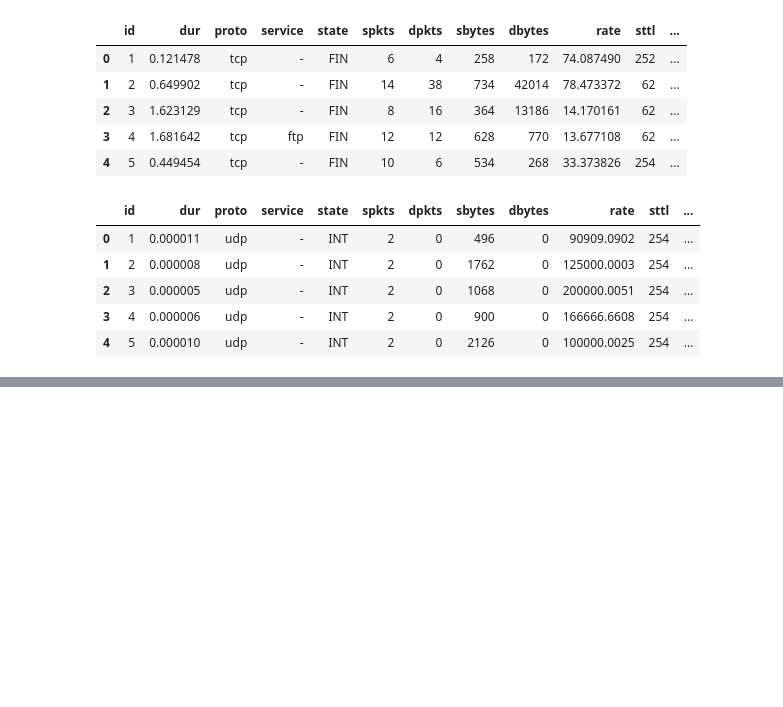
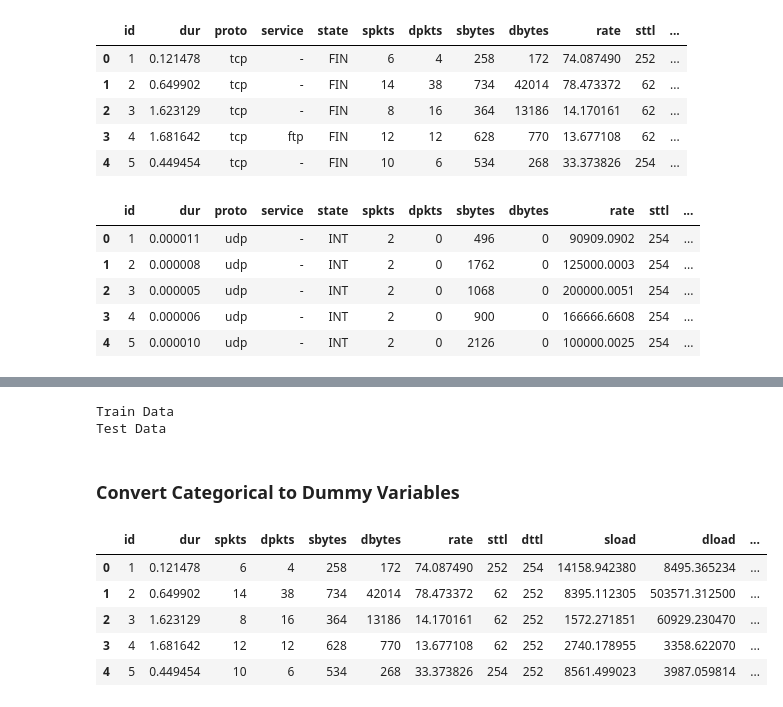
Before and after one commit to BOYSABIO/Machine-Learning-Roadmap, a Jupyter notebook: MACHINE_LEARNING/SUPERVISED_LEARNING/02_CLASSIFICATION/project/notebook/Notebook.ipynb, the cells around one changed output, grey strips where cells are left out. Drawn from its saved outputs; the diff is of its cells as text; code cells hidden in the pictures; blank space fills up the shorter version.

```diff
--- a/MACHINE_LEARNING/SUPERVISED_LEARNING/02_CLASSIFICATION/project/notebook/Notebook.ipynb
+++ b/MACHINE_LEARNING/SUPERVISED_LEARNING/02_CLASSIFICATION/project/notebook/Notebook.ipynb
@@ -41,0 +56,35 @@ display(test.head())
+# %%
+train['service'] = train['service'].replace('-', 'unknown')
+test['service'] = test['service'].replace('-', 'unknown')
+# %%
+print("Train Data")
+for column in train.columns:
+    if train[column].isna().sum():
+        print(f"{column}: {train[column].isna().sum()}")
+
+print("Test Data")
+for column in test.columns:
+    if test[column].isna().sum():
+        print(f"{column}: {test[column].isna().sum()}")
+# %% [output]
+Train Data
+Test Data
+# %%
+train['split'] = 'train'
+test['split'] = 'test'
+# %%
+df = pd.concat([train, test])
+df.to_csv('../data/01_raw/rawdata.csv')
+# %% [markdown]
+### Convert Categorical to Dummy Variables
+# %%
+df_encoded = pd.get_dummies(df, columns=['proto', 'service', 'state'])
+df_encoded.drop(columns=['proto_tcp', 'service_unknown', 'state_INT'])
+df_encoded.head()
+# %% [output]
+|  | id | dur | spkts | dpkts | sbytes | dbytes | rate | sttl | dttl | sload | dload | ... |
+| 0 | 1 | 0.121478 | 6 | 4 | 258 | 172 | 74.087490 | 252 | 254 | 14158.942380 | 8495.365234 | ... |
+| 1 | 2 | 0.649902 | 14 | 38 | 734 | 42014 | 78.473372 | 62 | 252 | 8395.112305 | 503571.312500 | ... |
+| 2 | 3 | 1.623129 | 8 | 16 | 364 | 13186 | 14.170161 | 62 | 252 | 1572.271851 | 60929.230470 | ... |
+| 3 | 4 | 1.681642 | 12 | 12 | 628 | 770 | 13.677108 | 62 | 252 | 2740.178955 | 3358.622070 | ... |
+| 4 | 5 | 0.449454 | 10 | 6 | 534 | 268 | 33.373826 | 254 | 252 | 8561.499023 | 3987.059814 | ... |
```
Also changed, not shown: parts of 16 cells of this notebook.
